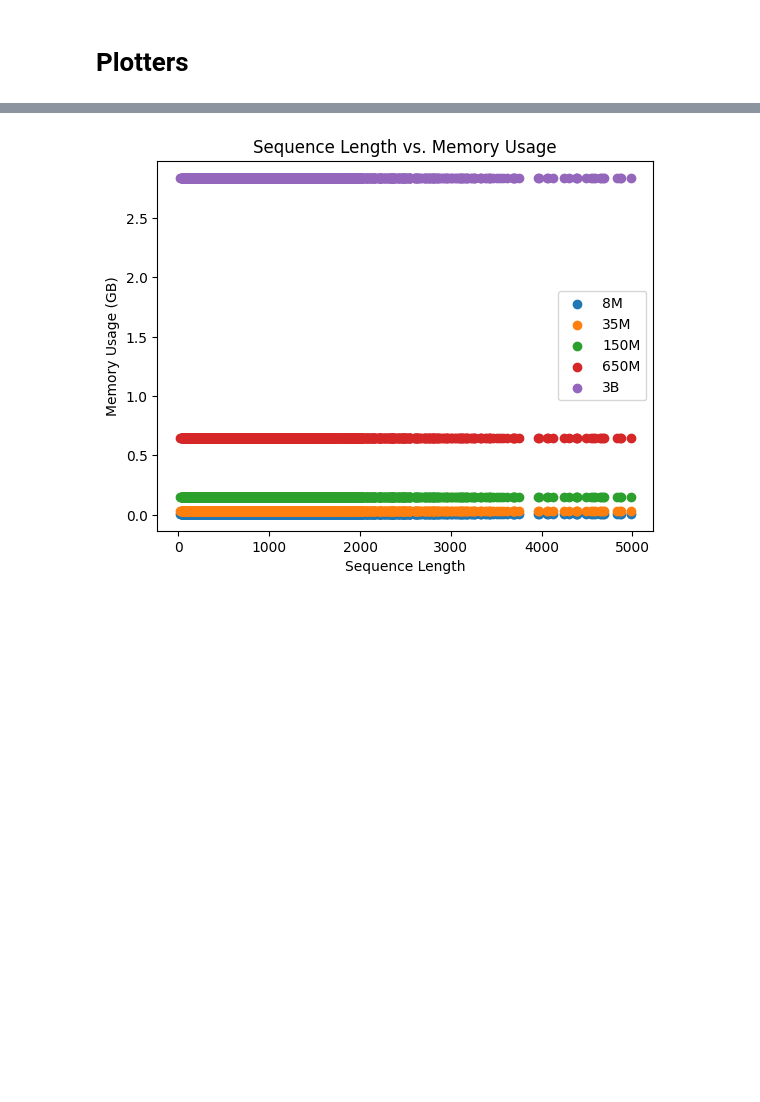
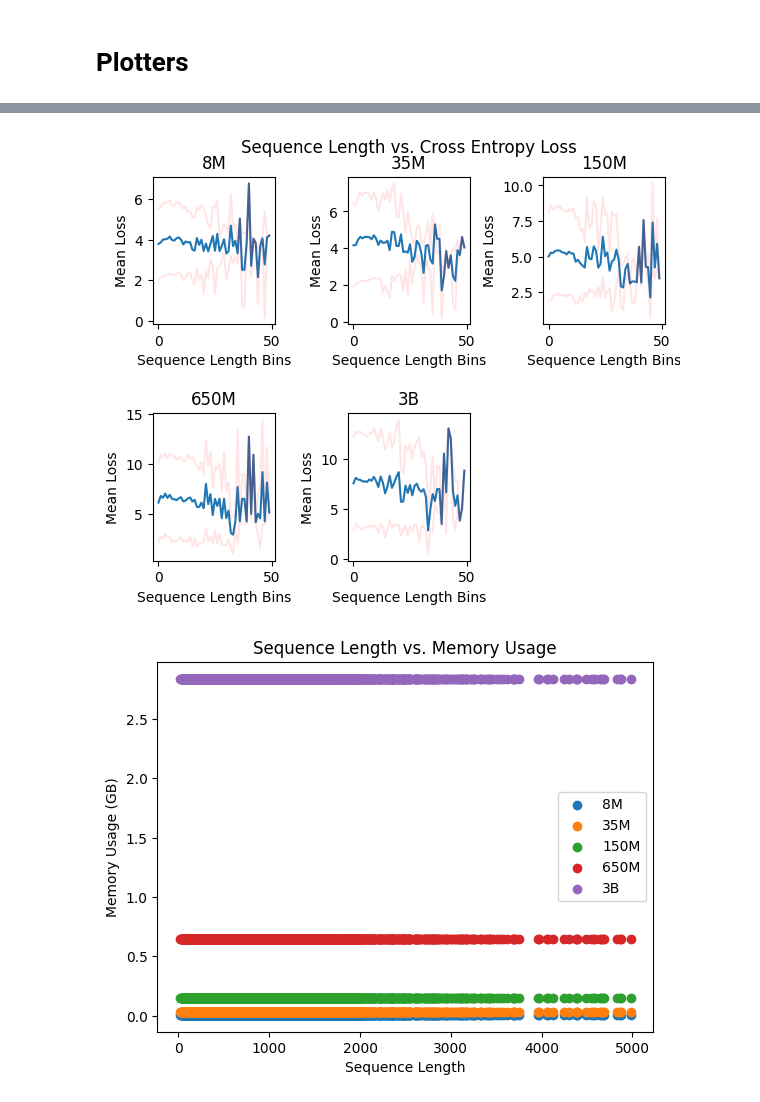
Before and after one commit to lgltan/ESM_Benchmark, a Jupyter notebook: plotter.ipynb, the cells around one changed output, grey strips where cells are left out. Saved outputs shown, nothing was run; the diff lists cells and outputs as text; code cells hidden in the pictures; blank space fills up the shorter version.

```diff
--- a/plotter.ipynb
+++ b/plotter.ipynb
@@ -99,3 +99,49 @@ plt.show()
+# %%
+# Create a scatter plot\
+for i in range(0, len(MODELS)):
+    plt.subplot(2, 3, i+1)
+    # First step, create bins
+    smin = seql[i].min()
+    smax = seql[i].max()
+    nbins = 50
+    interval = (smax - smin) / nbins
+    loss_mean = []
+    std_range = []
+
+    for bin in range(0, nbins):
+        lower_limit = bin * interval
+        upper_limit = (bin + 1) * interval
+        indices, = np.where((seql[i] >= lower_limit) & (seql[i] < upper_limit))
+        if (len(indices) == 0):
+            loss_mean.append(loss_mean[len(loss_mean) - 1])
+            std_range.append(std_range[len(std_range) - 1])
+        else:
+            loss_mean.append(accuracy[i][indices].mean())
+            std_range.append(accuracy[i][indices].std())
+
+    plt.plot(loss_mean)
+    loss_mean = np.array(loss_mean)
+    std_range = np.array(std_range)
+    plt.plot(loss_mean - std_range, 'r', alpha=0.5)
+    plt.plot(loss_mean + std_range, 'r', alpha = 0.5)
+
+
+    # Label the axes
+    plt.xlabel('Sequence Length Bins')
+    plt.ylabel('Mean Loss')
+    plt.title(MODELS[i].split('/')[1].split('_')[2])
+
+# Add a title
+plt.suptitle('Sequence Length vs. Cross Entropy Loss')
+plt.subplots_adjust(left=0.1,
+                    bottom=0.1,
+                    right=0.9,
+                    top=0.9,
+                    wspace=0.6,
+                    hspace=0.6)
+plt.show()
+# %% [output]
+[figure, added]
 # %%
 # Create a scatter plot
 for i in range(0, len(MODELS)):
```
Also changed, not shown: parts of 1 cell of this notebook, 1 other file.
